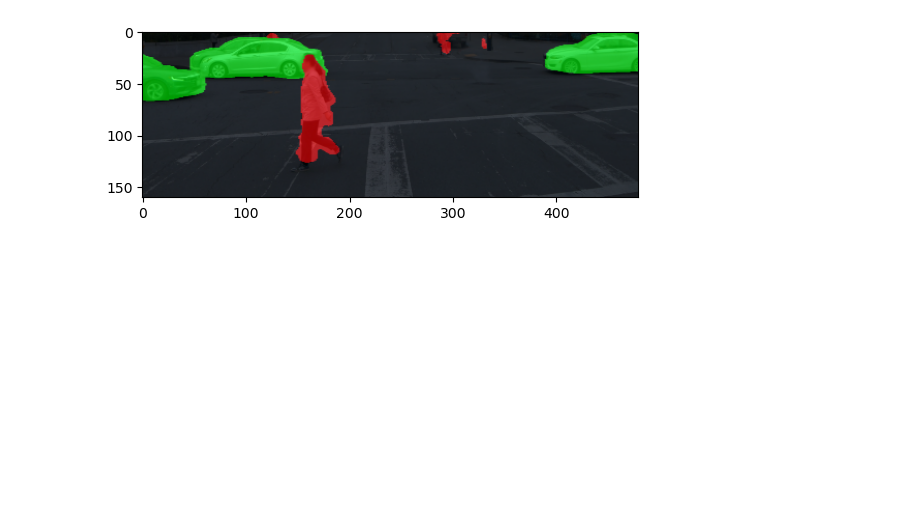
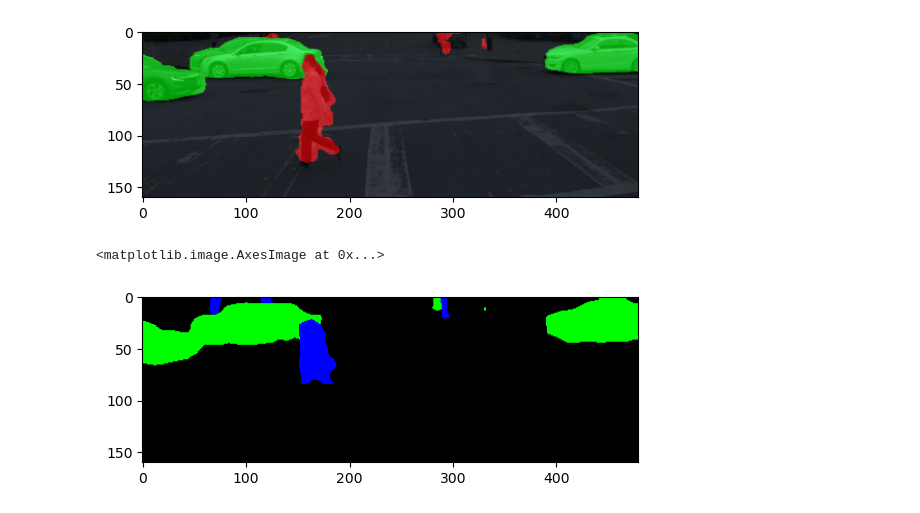
Before and after one commit to Claud1234/CLFT, a Jupyter notebook: ipython/make_qualitative_images .ipynb, the cells around one changed output. Cells and saved outputs as stored; diff of their text form; code cells hidden in the pictures; blank space fills up the shorter version.

```diff
--- a/ipython/make_qualitative_images .ipynb
+++ b/ipython/make_qualitative_images .ipynb
@@ -103,17 +159,28 @@ class OpenInput(object):
 device = torch.device("cpu")
 # %%
 #here need to give all these information. These numners are for Waymo dataset
-open_input = OpenInput(cam_mean=[0.485, 0.456, 0.406],
+clft_open_input = CLFTOpenInput(cam_mean=[0.485, 0.456, 0.406],
                        cam_std=[0.229, 0.224, 0.225],
                        lidar_mean=[-0.17263354, 0.85321806, 24.5527253],
                        lidar_std=[7.34546552, 1.17227659, 15.83745082],
                        w_ratio=4,
                        h_ratio=4)
+clfcn_open_input = CLFCNOpenInput(cam_mean=[0.485, 0.456, 0.406],
+                       cam_std=[0.229, 0.224, 0.225],
+                       lidar_mean=[-0.17263354, 0.85321806, 24.5527253],
+                       lidar_std=[7.34546552, 1.17227659, 15.83745082],
+                       w_ratio=4,
+                       h_ratio=4)
 # %%
-rgb = open_input.open_rgb('../test_images/test_1_img.png').to(device, non_blocking=True)
-rgb = rgb.unsqueeze(0)  # add a batch dimension
-lidar = open_input.open_lidar('../test_images/test_1_lidar.pkl').to(device, non_blocking=True)
-lidar = lidar.unsqueeze(0)
+clft_rgb = clft_open_input.open_rgb('../test_images/test_1_img.png').to(device, non_blocking=True)
+clft_rgb = clft_rgb.unsqueeze(0)  # add a batch dimension
+clft_lidar = clft_open_input.open_lidar('../test_images/test_1_lidar.pkl').to(device, non_blocking=True)
+clft_lidar = clft_lidar.unsqueeze(0)
+
+clfcn_rgb = clfcn_open_input.open_rgb('../test_images/test_1_img.png').to(device, non_blocking=True)
+clfcn_rgb = clfcn_rgb.unsqueeze(0)  # add a batch dimension
+clfcn_lidar = clfcn_open_input.open_lidar('../test_images/test_1_lidar.pkl').to(device, non_blocking=True)
+clfcn_lidar = clfcn_lidar.unsqueeze(0)
 # %%
 # initiate the CLFT-Hybrid model, becuase model_timm="vit_base_resnet50_384" and path_size = 16, also be careful emb_dim is 768
 # for CLFT-hybird, 1024 for CLFT-Large.
@@ -156,0 +222,9 @@ DPT(
+# %%
+# initiate the CLFCN model
+clfcn_model = FusionNet()
+
+clfcn_model_path = torch.load('../model_path/clfcn/checkpoint_289_fusion.pth', map_location=device)
+
+clfcn_model.load_state_dict(clfcn_model_path['model_state_dict'])
+clfcn_model.to(device)
+clfcn_model.eval()
@@ -163 +255,7 @@ seg_resize = cv2.resize(segmented_image, (480, 160))
+# %%
+with torch.no_grad():
+    clfcn_output_seg = clfcn_model(clfcn_rgb, clfcn_lidar, 'cross_fusion')
+    clfcn_output_seg = clfcn_output_seg['cross_fusion']
+    clfcn_segmented_image = draw_test_segmentation_map(clfcn_output_seg)
+    #torch.argmax(clfcn_output_seg.squeeze(), dim=0).detach().cpu().numpy()
 # %%
@@ -177,3 +275,9 @@ plt.imshow(overlay)
 # %% [output]
 <matplotlib.image.AxesImage at 0x...>
 [figure]
+# %%
+cv2.imwrite('./fcn_seg_visual.png',clfcn_segmented_image)
+plt.imshow(clfcn_segmented_image)
+# %% [output]
+<matplotlib.image.AxesImage at 0x...>
+[figure, added]
```
Also changed, not shown: parts of 10 cells of this notebook, 14 other files.
